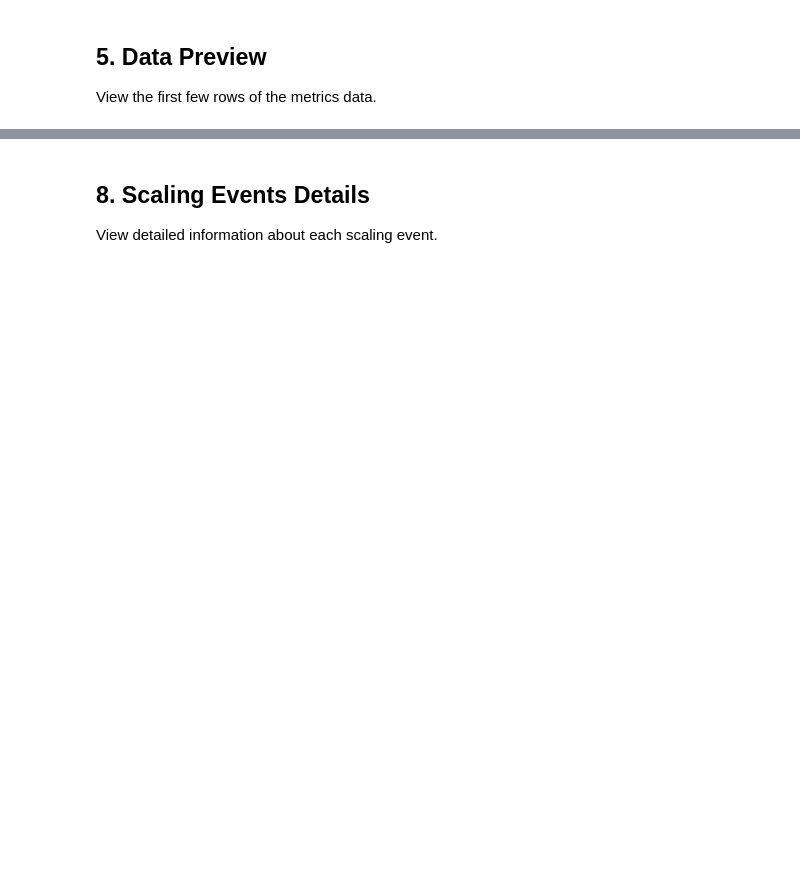
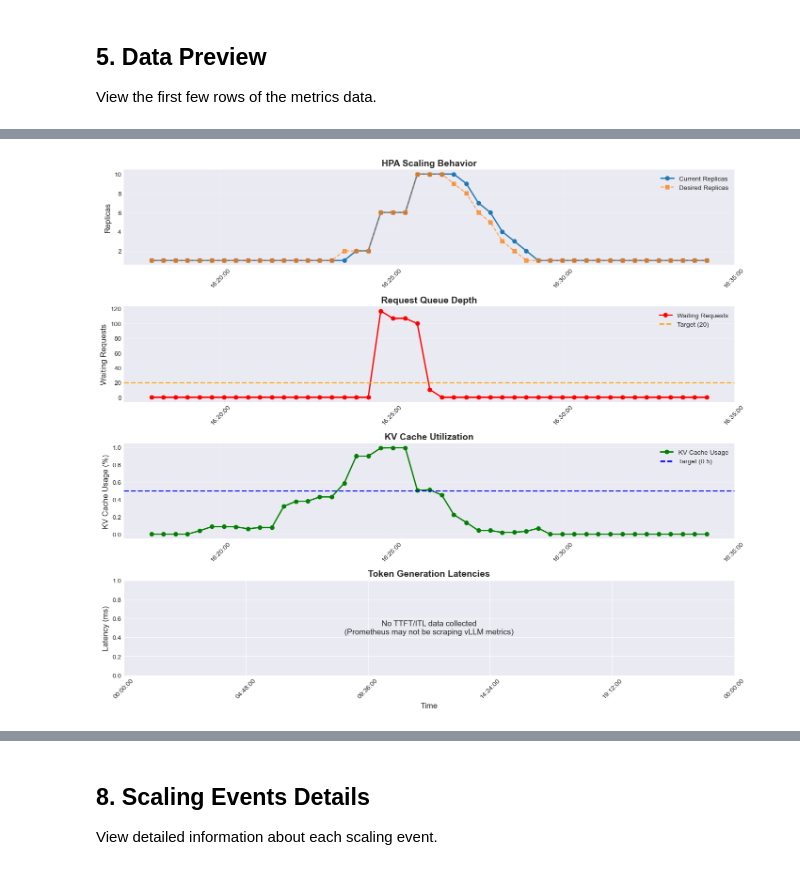
Before and after one commit to WheelyMcBones/inferno-autoscaler-fork, a Jupyter notebook: config/samples/not_wva/new-experiments/analyze-hpa-experiment.ipynb, the cells around one changed output, grey strips where cells are left out. Drawn from its saved outputs; the diff is of its cells as text; code cells hidden in the pictures; blank space fills up the shorter version.

```diff
--- a/config/samples/not_wva/new-experiments/analyze-hpa-experiment.ipynb
+++ b/config/samples/not_wva/new-experiments/analyze-hpa-experiment.ipynb
@@ -272,0 +440,82 @@ print("\n✓ Plot generated successfully")
+# %%
+# Create combined 4-panel plot
+fig, axes = plt.subplots(4, 1, figsize=(14, 12))
+
+# Panel 1: Replicas
+ax1 = axes[0]
+ax1.plot(df['timestamp'], df['replicas'], label='Current Replicas', marker='o', linewidth=2)
+ax1.plot(df['timestamp'], df['desired_replicas'], label='Desired Replicas', marker='s', linestyle='--', alpha=0.7)
+ax1.set_ylabel('Replicas', fontsize=12)
+ax1.set_title('HPA Scaling Behavior', fontsize=14, fontweight='bold')
+ax1.legend(loc='best')
+ax1.grid(True, alpha=0.3)
+
+# Panel 2: Waiting Requests
+ax2 = axes[1]
+if waiting_col:
+    ax2.plot(df['timestamp'], df[waiting_col], label='Waiting Requests', color='red', marker='o', linewidth=2)
+    if 'num_requests_waiting_target' in df.columns:
+        ax2.axhline(y=df['num_requests_waiting_target'].iloc[0], color='orange', linestyle='--',
+                   label=f'Target ({df["num_requests_waiting_target"].iloc[0]})', linewidth=2)
+    ax2.set_ylabel('Waiting Requests', fontsize=12)
+    ax2.set_title('Request Queue Depth', fontsize=14, fontweight='bold')
+    ax2.legend(loc='best')
+    ax2.grid(True, alpha=0.3)
+else:
+    ax2.text(0.5, 0.5, 'No waiting requests data available', ha='center', va='center', transform=ax2.transAxes)
+
+# Panel 3: KV Cache Usage
+ax3 = axes[2]
+if cache_col:
+    ax3.plot(df['timestamp'], df[cache_col], label='KV Cache Usage', color='green', marker='o', linewidth=2)
+    if 'kv_cache_usage_target' in df.columns:
+        ax3.axhline(y=df['kv_cache_usage_target'].iloc[0], color='blue', linestyle='--',
+                   label=f'Target ({df["kv_cache_usage_target"].iloc[0]})', linewidth=2)
+    ax3.set_ylabel('KV Cache Usage (%)', fontsize=12)
+    ax3.set_title('KV Cache Utilization', fontsize=14, fontweight='bold')
+    ax3.legend(loc='best')
+    ax3.grid(True, alpha=0.3)
+else:
+    ax3.text(0.5, 0.5, 'No KV cache data available', ha='center', va='center', transform=ax3.transAxes)
+
+# Panel 4: TTFT and ITL
+ax4 = axes[3]
+has_data = False
+
+if ttft_col:
+    ttft_data = df[ttft_col][df[ttft_col] > 0]
+    if len(ttft_data) > 0:
+        ax4.plot(df['timestamp'][df[ttft_col] > 0], ttft_data, label='TTFT (ms)',
+                color='purple', marker='o', linewidth=2, alpha=0.7)
+        has_data = True
+
+if itl_col:
+    itl_data = df[itl_col][df[itl_col] > 0]
+    if len(itl_data) > 0:
+        ax4.plot(df['timestamp'][df[itl_col] > 0], itl_data, label='ITL (ms)',
+                color='brown', marker='s', linewidth=2, alpha=0.7)
+        has_data = True
+
+if has_data:
+    ax4.set_ylabel('Latency (ms)', fontsize=12)
+    ax4.set_title('Token Generation Latencies', fontsize=14, fontweight='bold')
+    ax4.legend(loc='best')
+    ax4.grid(True, alpha=0.3)
+else:
+    ax4.text(0.5, 0.5, 'No TTFT/ITL data collected\n(Prometheus may not be scraping vLLM metrics)',
+            ha='center', va='center', transform=ax4.transAxes, fontsize=12)
+    ax4.set_ylabel('Latency (ms)', fontsize=12)
+    ax4.set_title('Token Generation Latencies', fontsize=14, fontweight='bold')
+
+# Format x-axis for all panels
+for ax in axes:
+    ax.xaxis.set_major_formatter(mdates.DateFormatter('%H:%M:%S'))
+    ax.tick_params(axis='x', rotation=45)
+
+plt.xlabel('Time', fontsize=12)
+plt.tight_layout()
+plt.show()
+
+print("\n✅ Combined summary visualization complete!")
+# %% [output]
+[figure, added]
```
Also changed, not shown: parts of 22 cells of this notebook, 26 other files.
